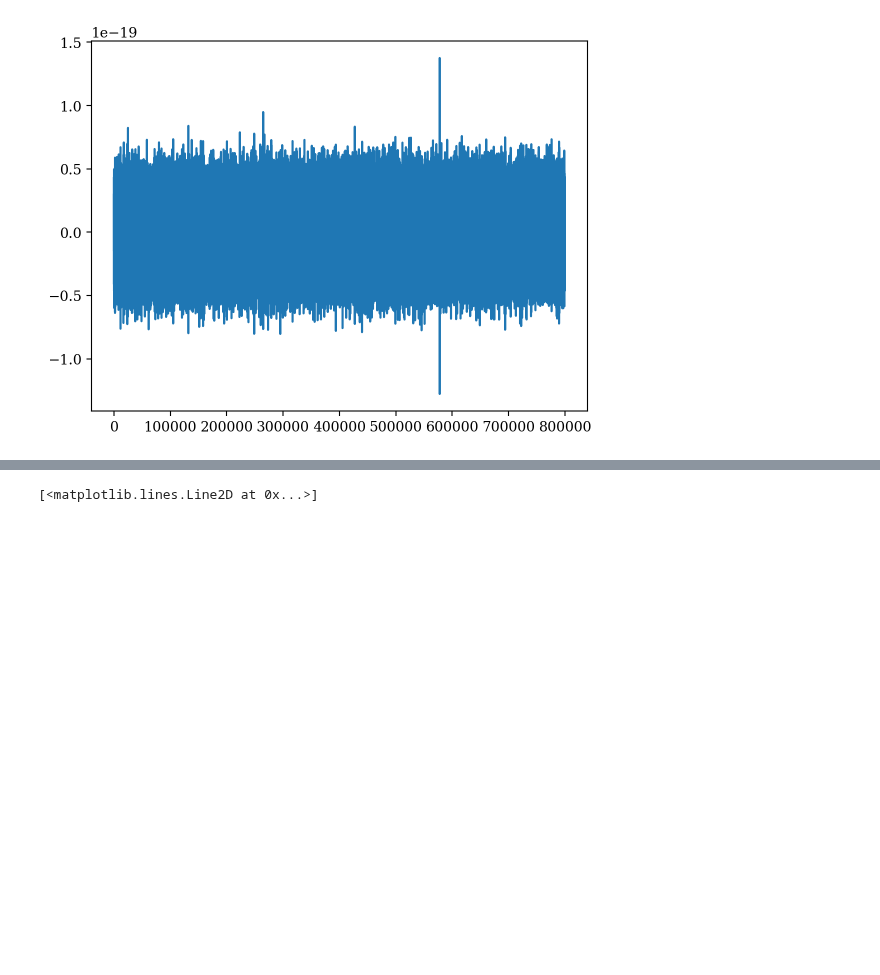
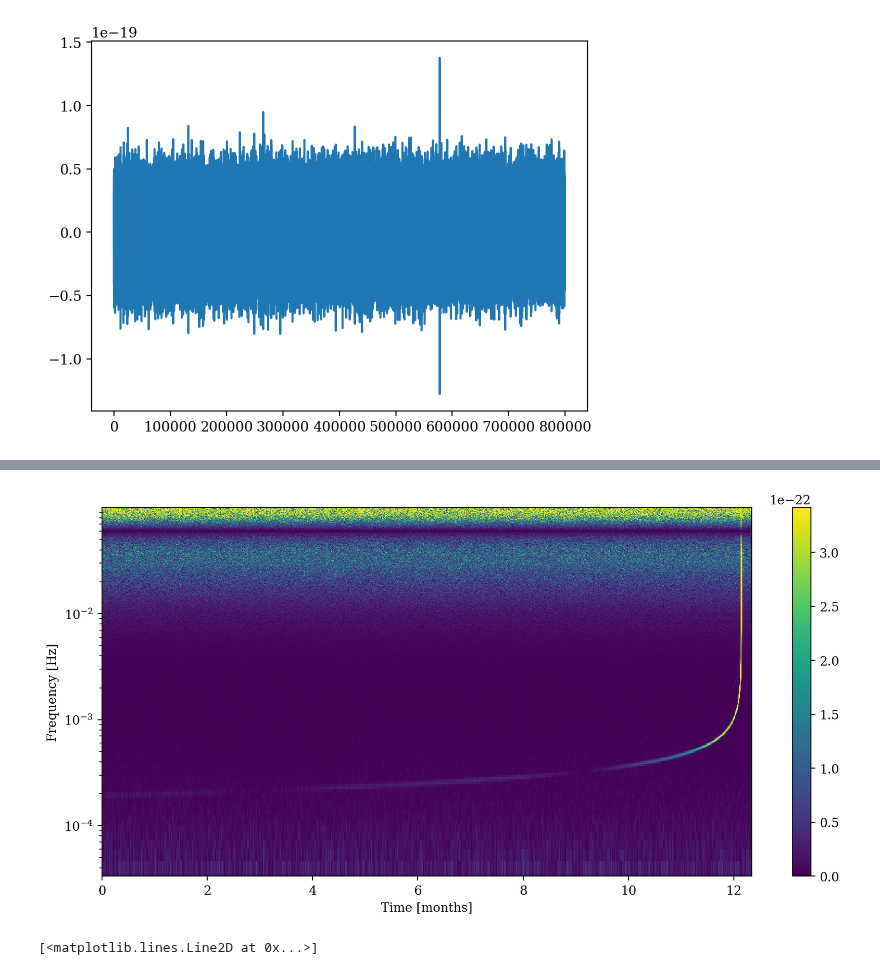
Before and after one commit to manishprasad0/LISA_Master_Thesis, a Jupyter notebook: report_plots.ipynb, the cells around one changed output, grey strips where cells are left out. Drawn from its saved outputs; the diff is of its cells as text; code cells hidden in the pictures; blank space fills up the shorter version.

```diff
--- a/report_plots.ipynb
+++ b/report_plots.ipynb
@@ -336,3 +356,29 @@ cbar.set_label("Amplitude")
+# %%
+f, t, Zxx = sp.signal.stft(wave_time_domain_with_noise[1], fs=1/dt, nperseg=15000,)
+max_freq = 0.1
+max_freq_idx = np.searchsorted(f, max_freq)
+min_freq = 3e-5  #3e-5
+min_freq_idx = np.searchsorted(f, min_freq)
+
+# Convert t to months before plotting
+t_months = t / (30 * 24 * 3600)
+
+plt.figure(figsize=(10, 5))
+plt.pcolormesh(t_months, f[min_freq_idx:max_freq_idx], np.abs(Zxx[min_freq_idx:max_freq_idx]), vmin=0,
+               vmax= np.max(np.abs(Zxx[min_freq_idx:max_freq_idx]))/20,
+               rasterized=True,
+)
+plt.yscale('log')
+plt.xlim(t_months[0], t_months[-2])
+#plt.title('STFT Magnitude')
+plt.ylabel('Frequency [Hz]')
+plt.xlabel('Time [months]')
+plt.colorbar()
+plt.tight_layout()
+plt.savefig("thesis_figures/sftf_modulation_1e-5.pdf")
+plt.show()
+# %% [output]
+[figure, added]
 # %%
 def post_observation(gravitational_wave_data_t, t_array, cutoff_index):
         data_t_post_observation = gravitational_wave_data_t[:, cutoff_index:]
```
Also changed, not shown: parts of 3 cells of this notebook, 7 other files.
